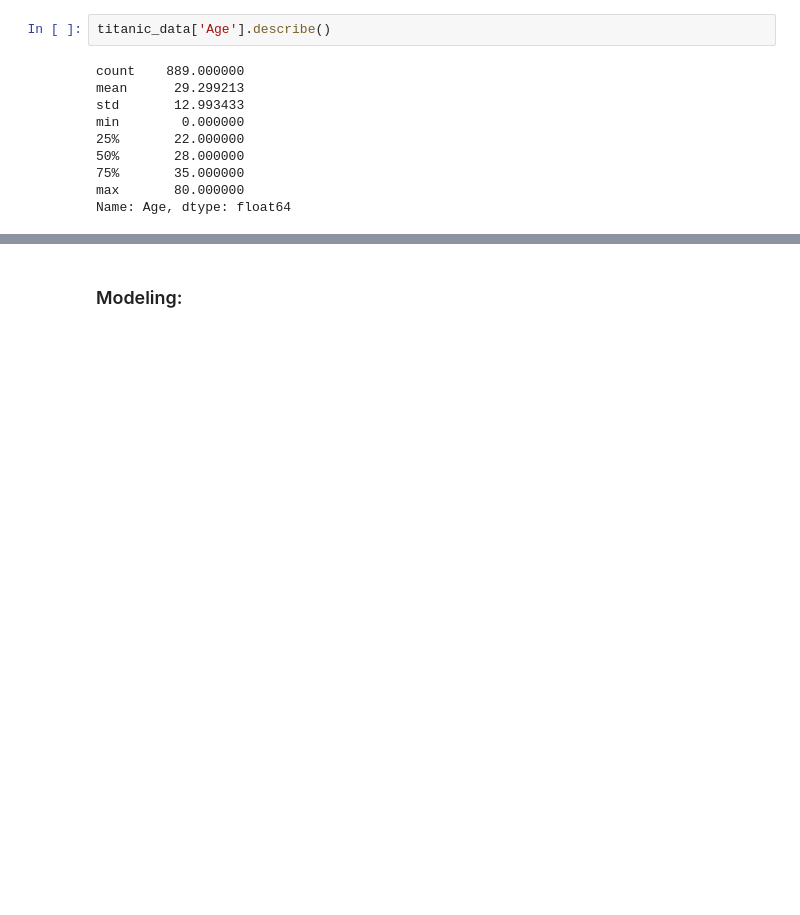
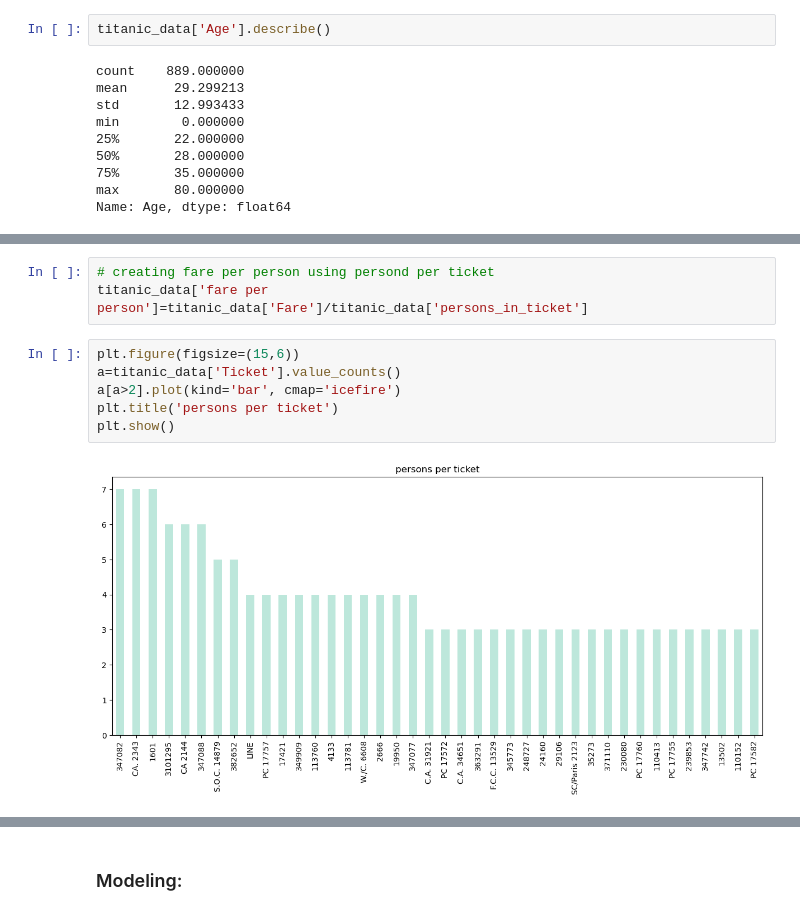
Before and after one commit to povphearum/projectDS, a Jupyter notebook: Project.ipynb, the cells around one changed output, grey strips where cells are left out. Saved outputs shown, nothing was run; the diff lists cells and outputs as text; blank space fills up the shorter version.

```diff
--- a/Project.ipynb
+++ b/Project.ipynb
@@ -211,0 +229,11 @@ plt.show()
+# %%
+# creating fare per person using persond per ticket
+titanic_data['fare per person']=titanic_data['Fare']/titanic_data['persons_in_ticket']
+# %%
+plt.figure(figsize=(15,6))
+a=titanic_data['Ticket'].value_counts()
+a[a>2].plot(kind='bar', cmap='icefire')
+plt.title('persons per ticket')
+plt.show()
+# %% [output]
+[figure, added]
```
Also changed, not shown: parts of 19 cells of this notebook.
